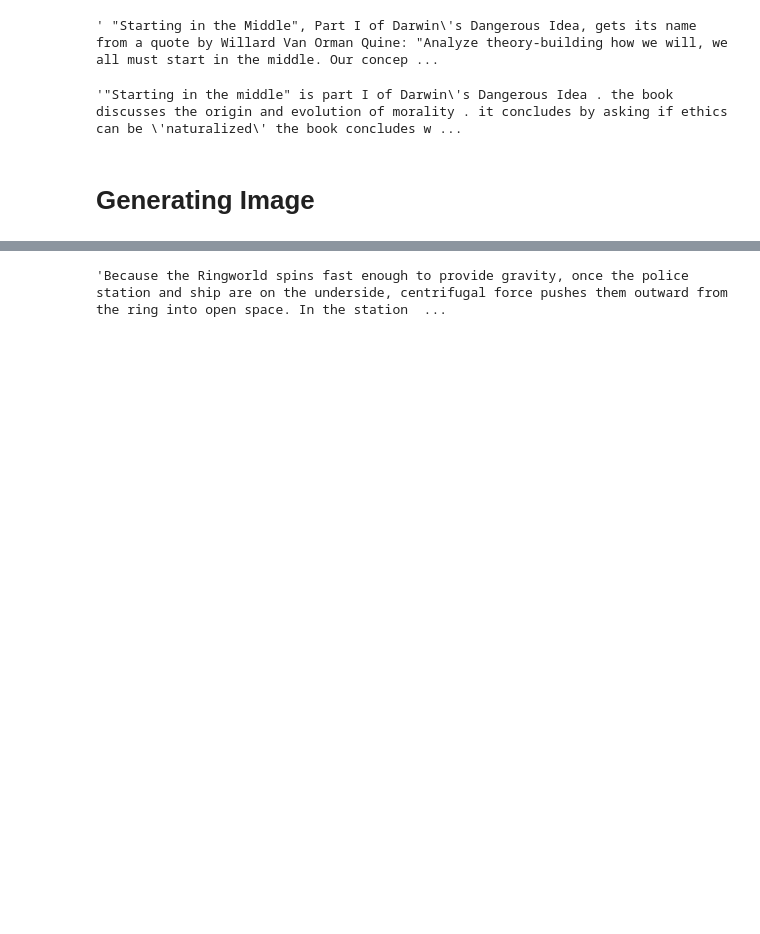
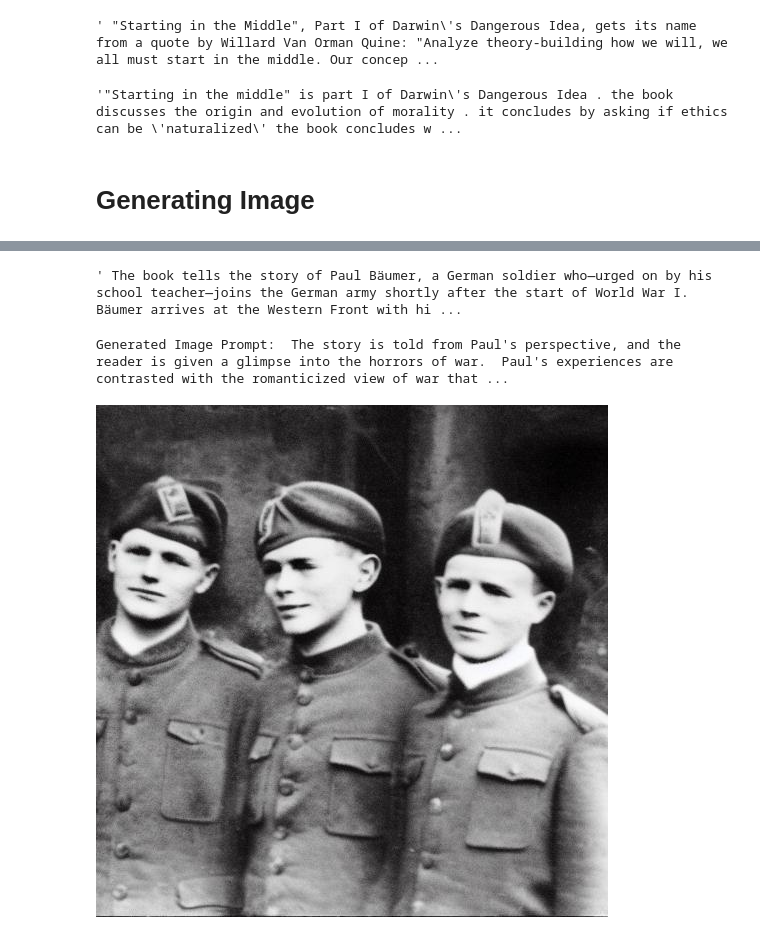
Before and after one commit to Jarvis017/Text-Summarization, a Jupyter notebook: text_summarization.ipynb, the cells around one changed output, grey strips where cells are left out. Cells and saved outputs as stored; diff of their text form; code cells hidden in the pictures; blank space fills up the shorter version.

```diff
--- a/text_summarization.ipynb
+++ b/text_summarization.ipynb
@@ -333,6 +410,6 @@ from langchain.chains import LLMChain
 # %%
-TOGETHER_API_KEY = "TOGETHER_API_KEY"
-HUGGING_FACE_API_KEY = "HUGGING_FACE_API_KEY"
+TOGETHER_API_KEY = "971310b302a03824c1f2021bbd2564b5bbd2d65896087849f14ed6e5e8e24c58"
+HUGGING_FACE_API_KEY = "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"
 # %%
 # Configure Together API for prompt generation
 prompt_llm = Together(
@@ -340,11 +417,5 @@ prompt_llm = Together(
     together_api_key=TOGETHER_API_KEY
 )
 # Define a prompt template for generating an image prompt
-# ToDo
-image_prompt_template = ChatPromptTemplate.from_template("Generate a prompt for generating picture based on {story}. if possible, create comic book-like pictrures. show multiple pictures in one.")
+image_prompt_template = ChatPromptTemplate.from_template("write a prompt for generating picture for story given to you and if possible, generate prompt for creating comic book-like pictrures. show multiple pictures in one. in your answer just output the prompt: {story}. ")
 image_prompt_chain = LLMChain(llm=prompt_llm, prompt=image_prompt_template)
-
-# Generate image prompt
-#ToDo
-image_prompt = image_prompt_chain.run({"story": data['summary'][70] })
-print("Generated Image Prompt:", image_prompt)
@@ -360,0 +422,6 @@ Here is a possible image generated based on this prompt:
+# %%
+def make_prompt(summary):
+    # Generate image prompt
+    image_prompt = image_prompt_chain.run({"story": summary})
+    print("Generated Image Prompt:", image_prompt)
+    return image_prompt
@@ -392,4 +462,14 @@ else:
-# %%
-data['summary'][70]
-# %% [output]
-'Because the Ringworld spins fast enough to provide gravity, once the police station and ship are on the underside, centrifugal force pushes them outward from the ring into open space. In the station  ...
+# %%
+def story_to_image(story):
+    summary = summarize_story(story)
+    prompt = make_prompt(summary)
+    show_image(summary)
+# %%
+data["story"][5]
+# %% [output]
+' The book tells the story of Paul Bäumer, a German soldier who—urged on by his school teacher—joins the German army shortly after the start of World War I. Bäumer arrives at the Western Front with hi ...
+# %%
+story_to_image(data["story"][5])
+# %% [output]
+Generated Image Prompt:  The story is told from Paul's perspective, and the reader is given a glimpse into the horrors of war.  Paul's experiences are contrasted with the romanticized view of war that ...
+[figure, added]
```
Also changed, not shown: parts of 37 cells of this notebook.
